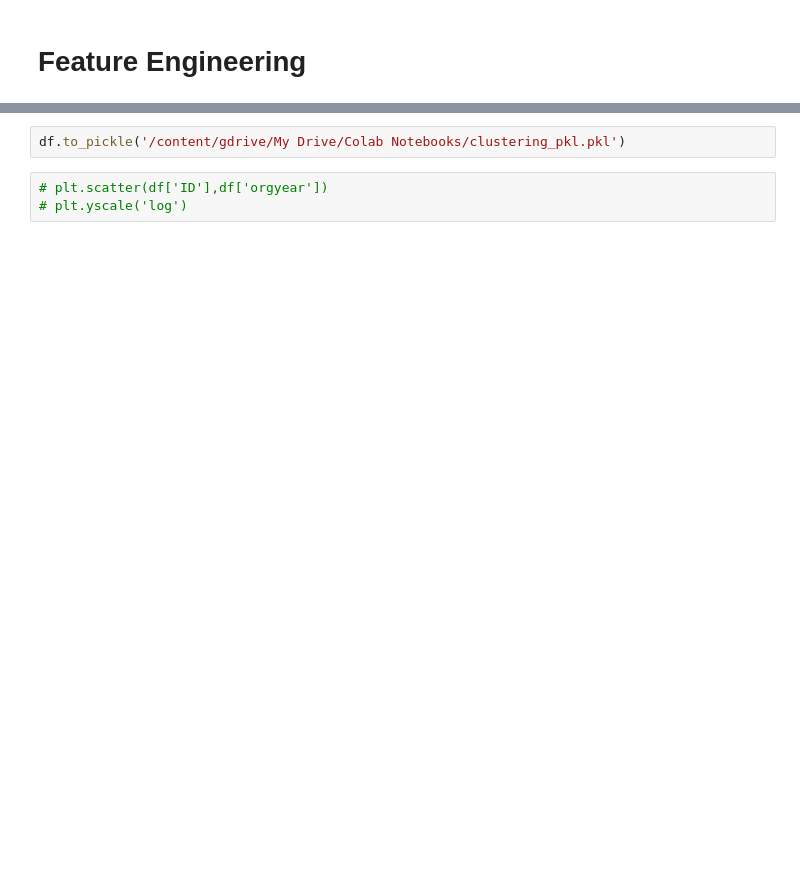
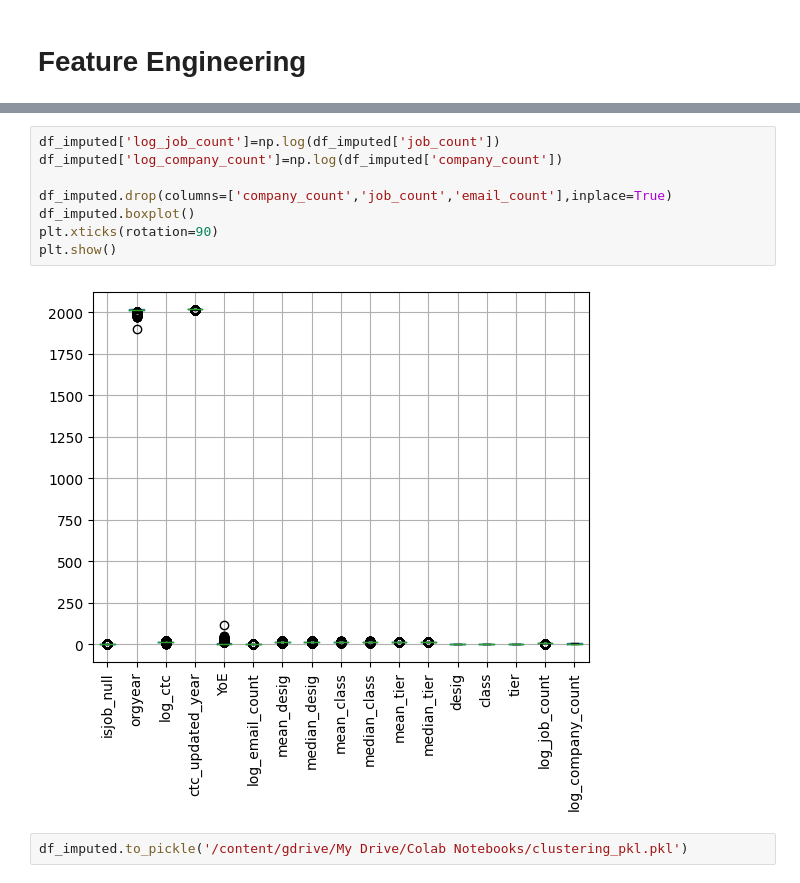
Before and after one commit to madhavpro3/DSML_casestudies, a Jupyter notebook: clustering.ipynb, the cells around one changed output, grey strips where cells are left out. Saved outputs shown, nothing was run; the diff lists cells and outputs as text; blank space fills up the shorter version.

```diff
--- a/clustering.ipynb
+++ b/clustering.ipynb
@@ -349,5 +346,12 @@ Name: count, Length: 128666, dtype: int64
+# %%
+df_imputed['log_job_count']=np.log(df_imputed['job_count'])
+df_imputed['log_company_count']=np.log(df_imputed['company_count'])
+
+df_imputed.drop(columns=['company_count','job_count','email_count'],inplace=True)
+df_imputed.boxplot()
+plt.xticks(rotation=90)
+plt.show()
+# %% [output]
+[figure, added]
 # %%
-df.to_pickle('/content/gdrive/My Drive/Colab Notebooks/clustering_pkl.pkl')
+df_imputed.to_pickle('/content/gdrive/My Drive/Colab Notebooks/clustering_pkl.pkl')
-# %%
-# plt.scatter(df['ID'],df['orgyear'])
-# plt.yscale('log')
```
Also changed, not shown: parts of 57 cells of this notebook.
